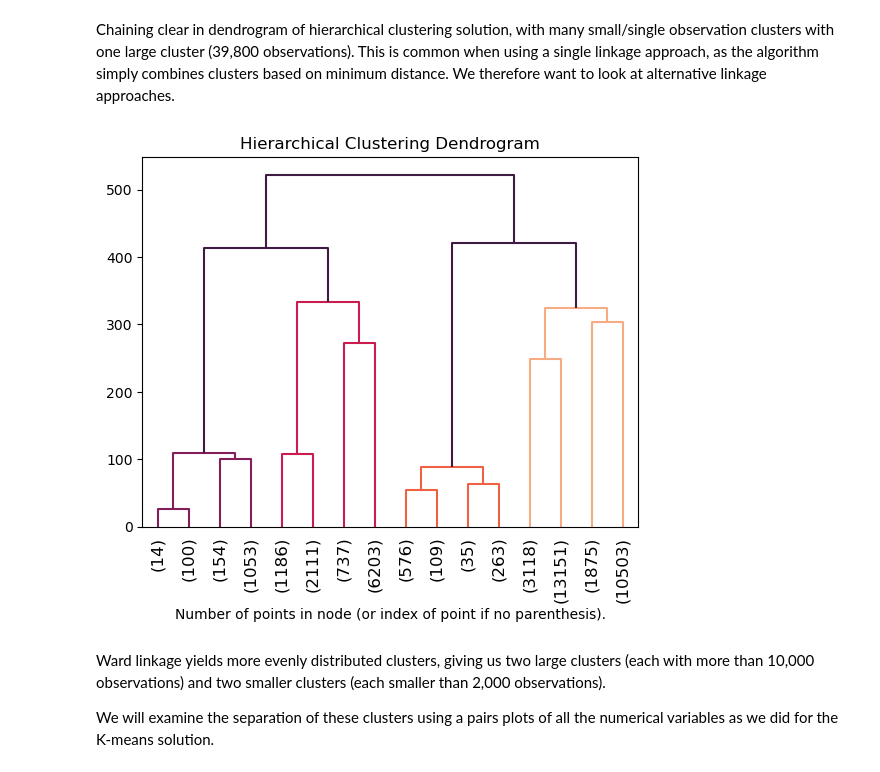
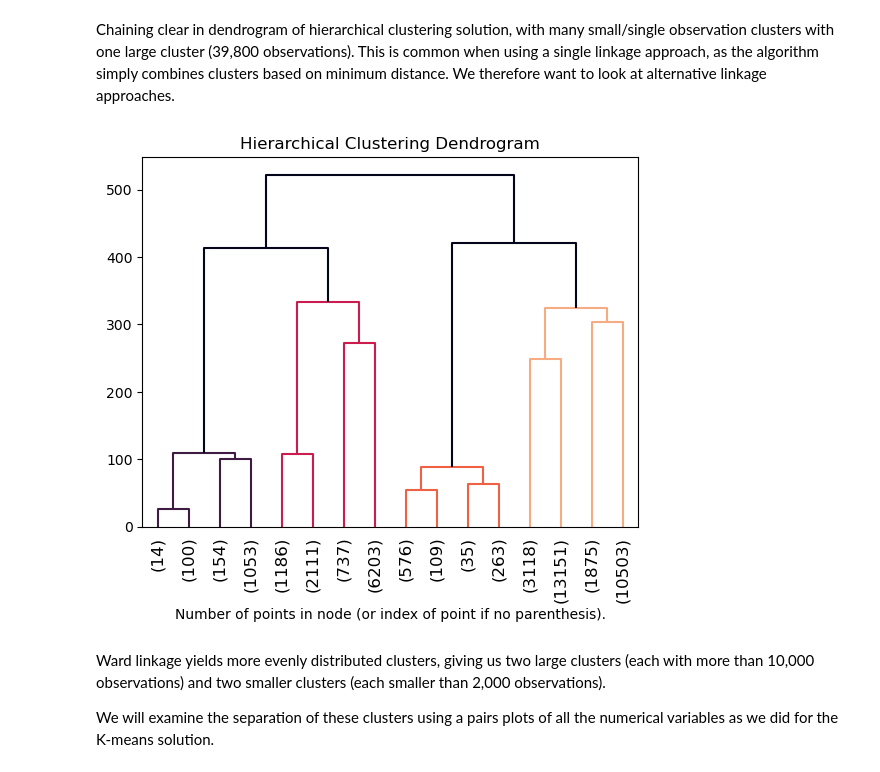
Before and after one commit to gav-conn/ML-Group-Project, a Jupyter notebook: main.ipynb, the cells around one changed output. Drawn from its saved outputs; the diff is of its cells as text; code cells hidden in the pictures.

```diff
--- a/main.ipynb
+++ b/main.ipynb
@@ -422,9 +422,9 @@ param_grid = {
     'n_estimators': [50, 100, 200]
 }
 
-model = xgb.XGBClassifier()
+xgb_model = xgb.XGBClassifier()
 
-grid_search = GridSearchCV(estimator=model, param_grid=param_grid, scoring='roc_auc', cv=5, n_jobs=-1)
+grid_search = GridSearchCV(estimator=xgb_model, param_grid=param_grid, scoring='roc_auc', cv=5, n_jobs=-1)
 grid_search.fit(df_train_X, df_train_Y)
 print(f"Best parameters: {grid_search.best_params_}")
 print(f"Best score: {grid_search.best_score_:.3f}")
@@ -432,10 +432,10 @@ print(f"Best score: {grid_search.best_score_:.3f}")
 Best parameters: {'learning_rate': 0.1, 'max_depth': 5, 'n_estimators': 50}
 Best score: 0.800
 # %%
-model = xgb.XGBClassifier(kwargs=grid_search.best_params_)
-xgboost = model.fit(df_train_X, df_train_Y)
+xgb_model = xgb.XGBClassifier(kwargs=grid_search.best_params_)
+xgboost = xgb_model.fit(df_train_X, df_train_Y)
 
-xgb_prob_est = model.predict_proba(df_test_X)
+xgb_prob_est = xgb_model.predict_proba(df_test_X)
 
 labels = df_test_Y.copy()
 labels.loc[labels==0] = 'Not Subscribed'
@@ -672,5 +686,5 @@ Based on the above, no model seems exceptional (each seems to have some observat
 
 We will visualize the clustering solution using a pair plots of all the numerical variables in our dataset.
 # %%
-model = KMeans(n_clusters = 2, algorithm='auto').fit(df_scaled)
+kmeans = KMeans(n_clusters = 2, algorithm='auto').fit(df_scaled)
 # %%
@@ -760,16 +764,16 @@ HClust_Ward = HC_Ward.fit(df_scaled)
 # %%
 cmap = mpl.cm.get_cmap(name='rocket', lut = 7)
 colors_hex = [mpl.colors.to_hex(i) for i in cmap.colors]
-
-hier.set_link_color_palette(palette=colors_hex[2:])
+del colors_hex[2]
+hier.set_link_color_palette(palette=colors_hex[1:-1])
 plt.title("Hierarchical Clustering Dendrogram")
 # plot the top five levels of the dendrogram
-plot_dendrogram(HClust_Ward, truncate_mode="level", p=3, color_threshold=350, above_threshold_color=colors_hex[1])
+plot_dendrogram(HClust_Ward, truncate_mode="level", p=3, color_threshold=350, above_threshold_color=colors_hex[0])
 plt.xlabel("Number of points in node (or index of point if no parenthesis).")
 plt.xticks(rotation='vertical')
 plt.show()
 # %% [output]
-[figure, old version]
+[figure, new version]
 # %% [markdown]
 Ward linkage yields more evenly distributed clusters, giving us two large clusters (each with more than 10,000 observations) and two smaller clusters (each smaller than 2,000 observations).
 
```
Also changed, not shown: parts of 17 cells of this notebook.
